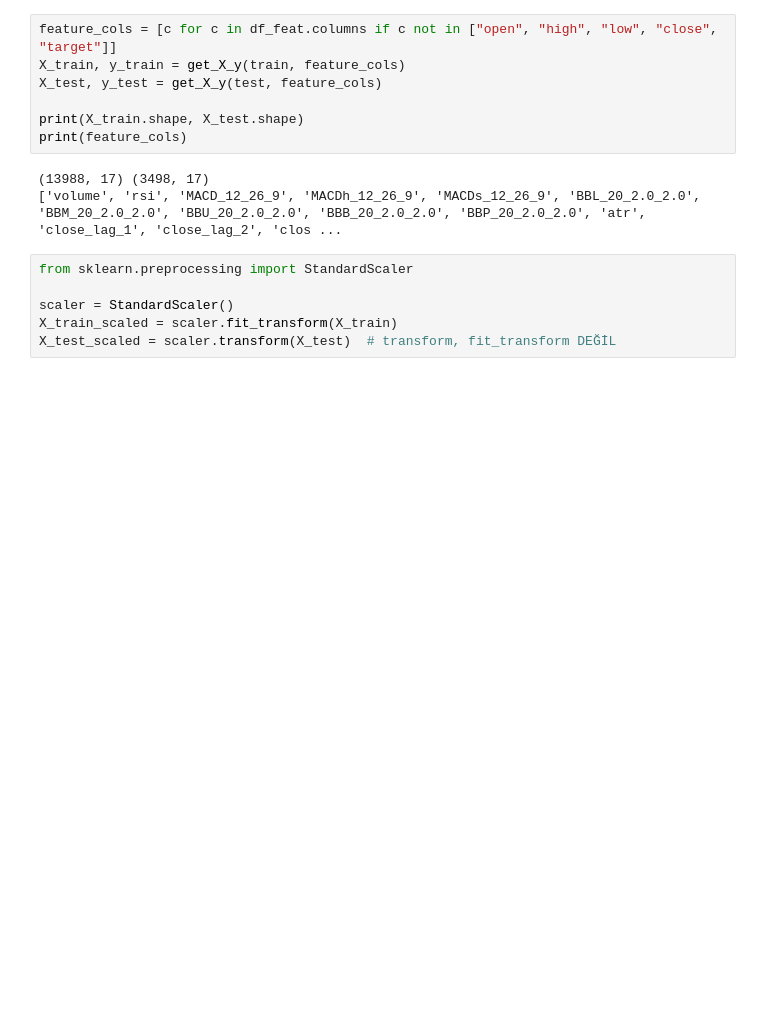
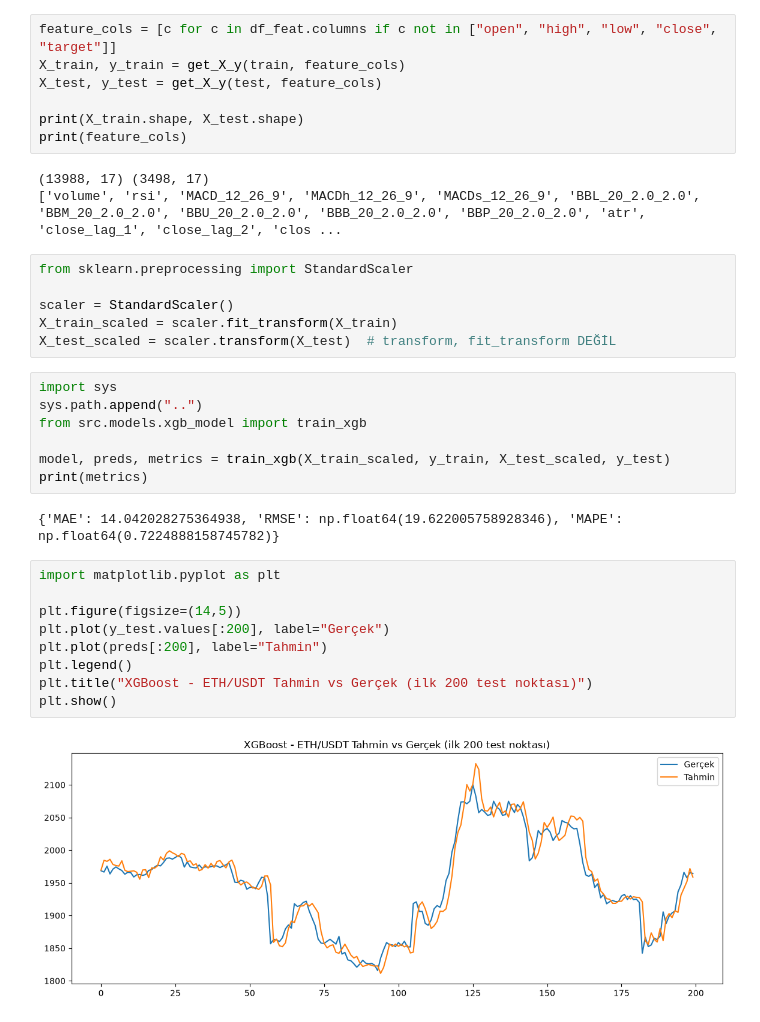
Before and after one commit to esmamanti/coincast, a Jupyter notebook: notebooks/eda.ipynb, the cells around one changed output. Cells and saved outputs as stored; diff of their text form; blank space fills up the shorter version.

Commit message:
feat: add XGBoost baseline model

```diff
--- a/notebooks/eda.ipynb
+++ b/notebooks/eda.ipynb
@@ -108,3 +108,23 @@ from sklearn.preprocessing import StandardScaler
 scaler = StandardScaler()
 X_train_scaled = scaler.fit_transform(X_train)
 X_test_scaled = scaler.transform(X_test)  # transform, fit_transform DEĞİL
+# %%
+import sys
+sys.path.append("..")
+from src.models.xgb_model import train_xgb
+
+model, preds, metrics = train_xgb(X_train_scaled, y_train, X_test_scaled, y_test)
+print(metrics)
+# %% [output]
+{'MAE': 14.042028275364938, 'RMSE': np.float64(19.622005758928346), 'MAPE': np.float64(0.7224888158745782)}
+# %%
+import matplotlib.pyplot as plt
+
+plt.figure(figsize=(14,5))
+plt.plot(y_test.values[:200], label="Gerçek")
+plt.plot(preds[:200], label="Tahmin")
+plt.legend()
+plt.title("XGBoost - ETH/USDT Tahmin vs Gerçek (ilk 200 test noktası)")
+plt.show()
+# %% [output]
+[figure, added]
```
Also changed, not shown: parts of 1 cell of this notebook, 2 other files.
